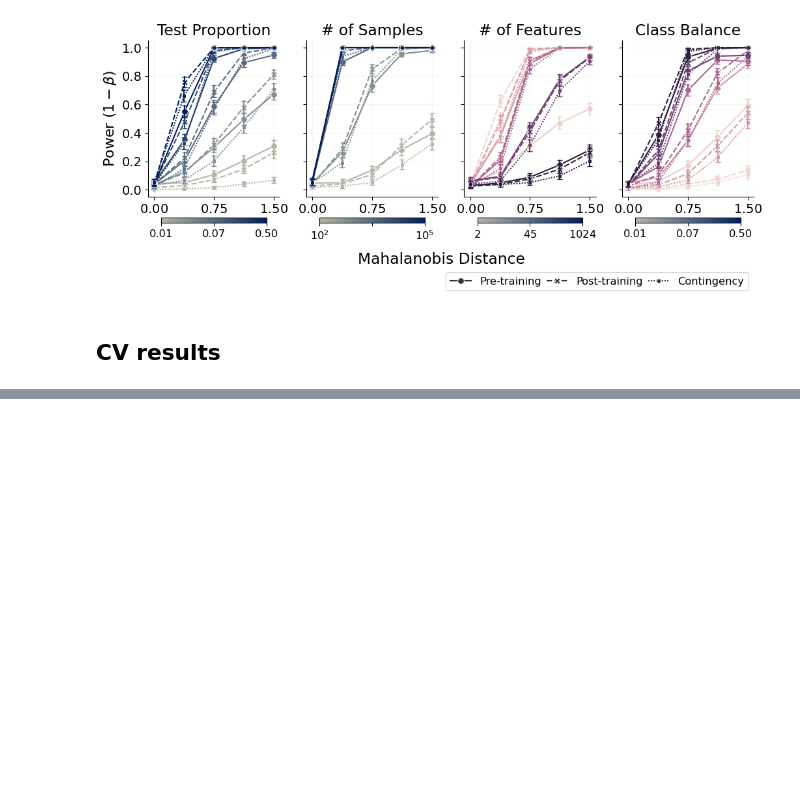
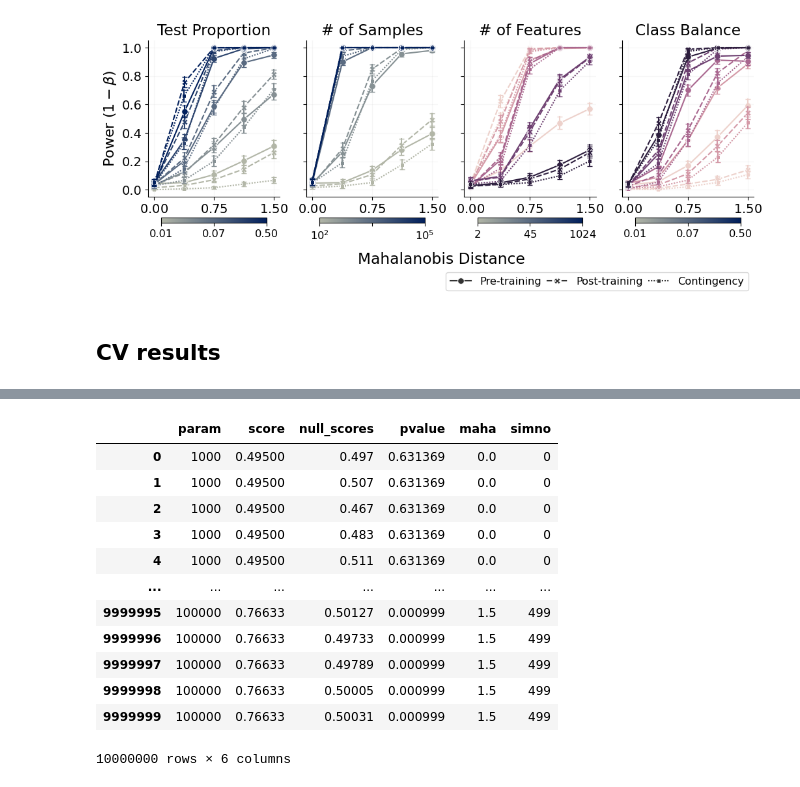
Before and after one commit to jrudoler/permutation-tests, a Jupyter notebook: scratch.ipynb, the cells around one changed output, grey strips where cells are left out. Drawn from its saved outputs; the diff is of its cells as text; code cells hidden in the pictures; blank space fills up the shorter version.

```diff
--- a/scratch.ipynb
+++ b/scratch.ipynb
@@ -624,0 +651,16 @@ IsADirectoryError: [Errno 21] Is a directory: '/home/stat/jrudoler/data/sim_resu
+# %%
+results_df
+# %% [output]
+|  | param | score | null_scores | pvalue | maha | simno |
+| 0 | 1000 | 0.49500 | 0.497 | 0.631369 | 0.0 | 0 |
+| 1 | 1000 | 0.49500 | 0.507 | 0.631369 | 0.0 | 0 |
+| 2 | 1000 | 0.49500 | 0.467 | 0.631369 | 0.0 | 0 |
+| 3 | 1000 | 0.49500 | 0.483 | 0.631369 | 0.0 | 0 |
+| 4 | 1000 | 0.49500 | 0.511 | 0.631369 | 0.0 | 0 |
+| ... | ... | ... | ... | ... | ... | ... |
+| 9999995 | 100000 | 0.76633 | 0.50127 | 0.000999 | 1.5 | 499 |
+| 9999996 | 100000 | 0.76633 | 0.49733 | 0.000999 | 1.5 | 499 |
+| 9999997 | 100000 | 0.76633 | 0.49789 | 0.000999 | 1.5 | 499 |
+| 9999998 | 100000 | 0.76633 | 0.50005 | 0.000999 | 1.5 | 499 |
+| 9999999 | 100000 | 0.76633 | 0.50031 | 0.000999 | 1.5 | 499 |
+10000000 rows × 6 columns
```
Also changed, not shown: parts of 22 cells of this notebook, 4 other files.
